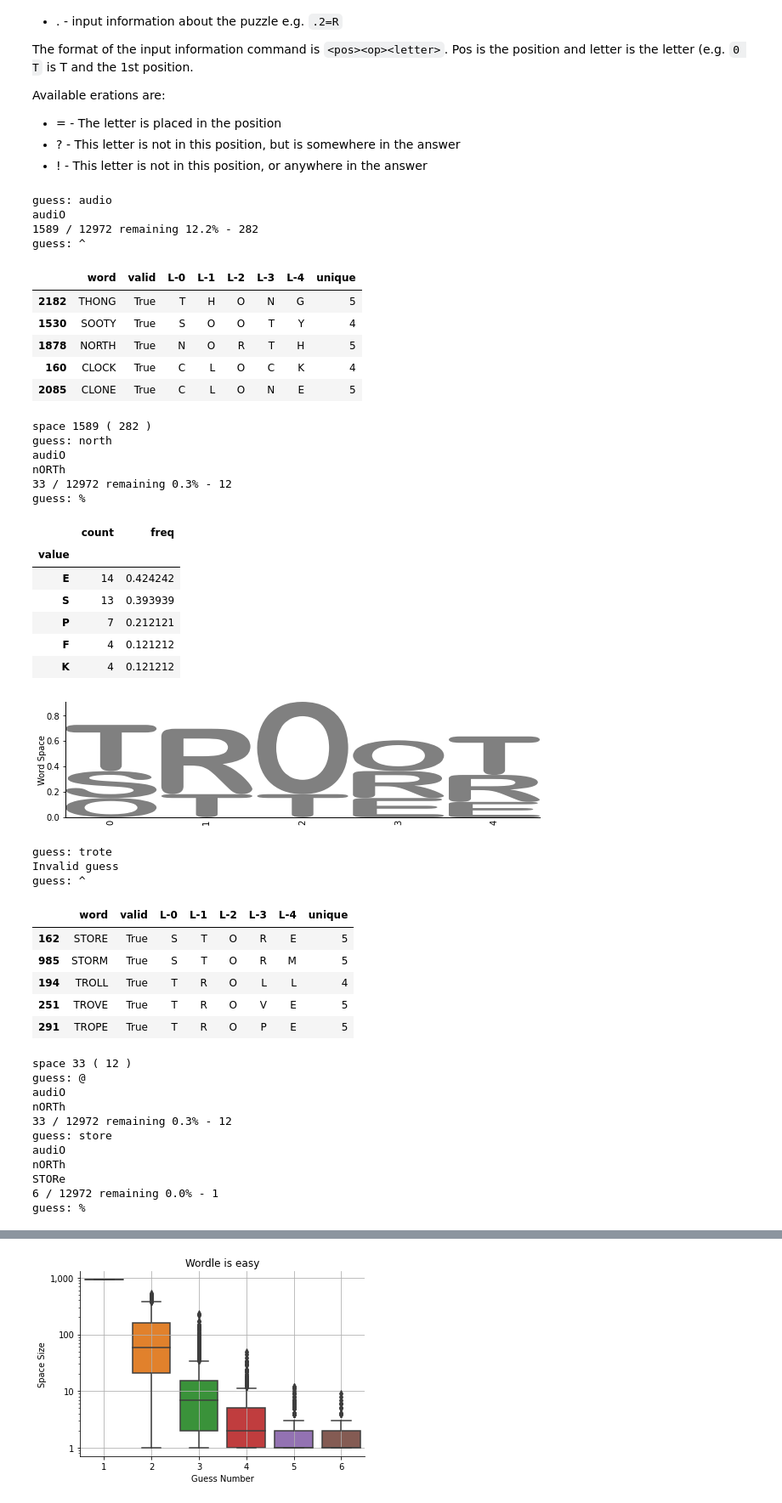
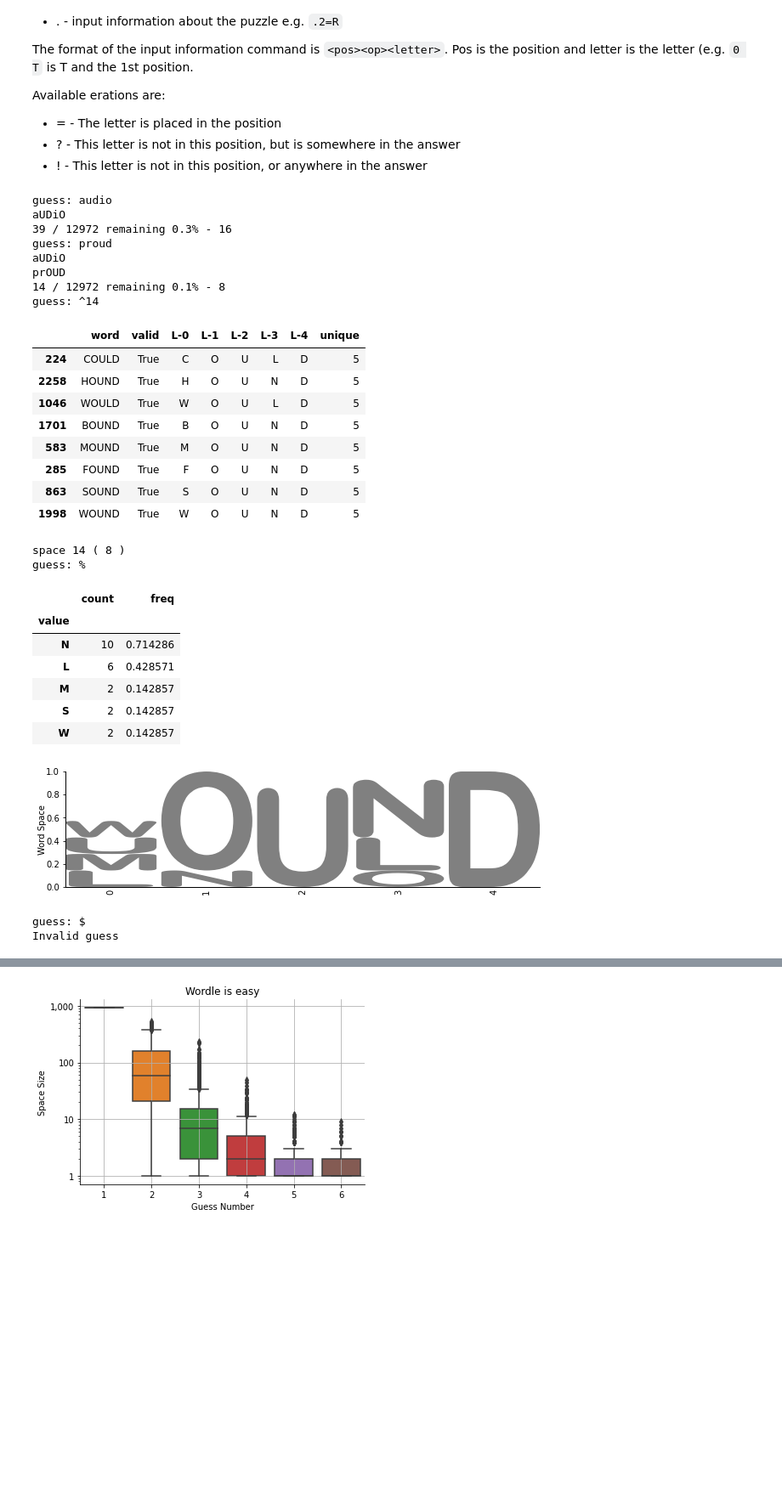
Before and after one commit to ACEnglish/wordlexp, a Jupyter notebook: Wordle.ipynb, the cells around one changed output, grey strips where cells are left out. Shown at 85% size. Cells and saved outputs as stored; diff of their text form; code cells hidden in the pictures; blank space fills up the shorter version.

```diff
--- a/Wordle.ipynb
+++ b/Wordle.ipynb
@@ -297,50 +25,32 @@ def play(answer=None):
 # %%
-#auDio
-#DoORs
-#SWORD
-play()
+play("could")
 # %% [output]
 guess: audio
-audiO
-1589 / 12972 remaining 12.2% - 282
-guess: ^
+aUDiO
+39 / 12972 remaining 0.3% - 16
+guess: proud
+aUDiO
+prOUD
+14 / 12972 remaining 0.1% - 8
+guess: ^14
 |  | word | valid | L-0 | L-1 | L-2 | L-3 | L-4 | unique |
-| 2182 | THONG | True | T | H | O | N | G | 5 |
-| 1530 | SOOTY | True | S | O | O | T | Y | 4 |
-| 1878 | NORTH | True | N | O | R | T | H | 5 |
-| 160 | CLOCK | True | C | L | O | C | K | 4 |
-| 2085 | CLONE | True | C | L | O | N | E | 5 |
+| 224 | COULD | True | C | O | U | L | D | 5 |
+| 2258 | HOUND | True | H | O | U | N | D | 5 |
+| 1046 | WOULD | True | W | O | U | L | D | 5 |
+| 1701 | BOUND | True | B | O | U | N | D | 5 |
+| 583 | MOUND | True | M | O | U | N | D | 5 |
+| 285 | FOUND | True | F | O | U | N | D | 5 |
+| 863 | SOUND | True | S | O | U | N | D | 5 |
+| 1998 | WOUND | True | W | O | U | N | D | 5 |
-space 1589 ( 282 )
-guess: north
-audiO
-nORTh
-33 / 12972 remaining 0.3% - 12
+space 14 ( 8 )
 guess: %
 |  | count | freq |
 | value |  |  |
-| E | 14 | 0.424242 |
-| S | 13 | 0.393939 |
-| P | 7 | 0.212121 |
-| F | 4 | 0.121212 |
-| K | 4 | 0.121212 |
+| N | 10 | 0.714286 |
+| L | 6 | 0.428571 |
+| M | 2 | 0.142857 |
+| S | 2 | 0.142857 |
+| W | 2 | 0.142857 |
-[figure, old version]
+[figure, new version]
-guess: trote
+guess: $
 Invalid guess
-guess: ^
-|  | word | valid | L-0 | L-1 | L-2 | L-3 | L-4 | unique |
-| 162 | STORE | True | S | T | O | R | E | 5 |
-| 985 | STORM | True | S | T | O | R | M | 5 |
-| 194 | TROLL | True | T | R | O | L | L | 4 |
-| 251 | TROVE | True | T | R | O | V | E | 5 |
-| 291 | TROPE | True | T | R | O | P | E | 5 |
-space 33 ( 12 )
-guess: @
-audiO
-nORTh
-33 / 12972 remaining 0.3% - 12
-guess: store
-audiO
-nORTh
-STORe
-6 / 12972 remaining 0.0% - 1
-guess: %
```
Also changed, not shown: parts of 14 cells of this notebook, 1 other file.
